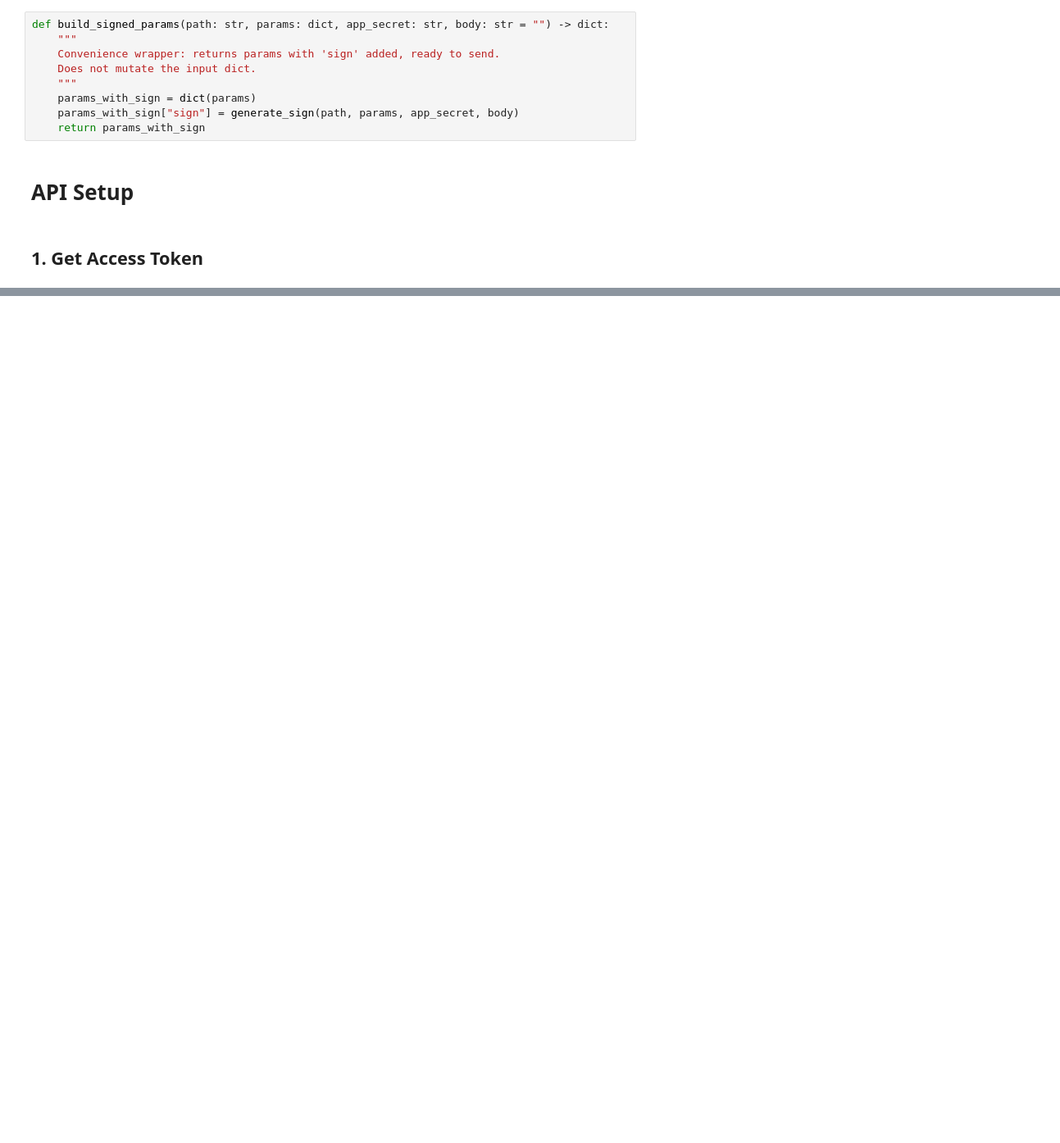
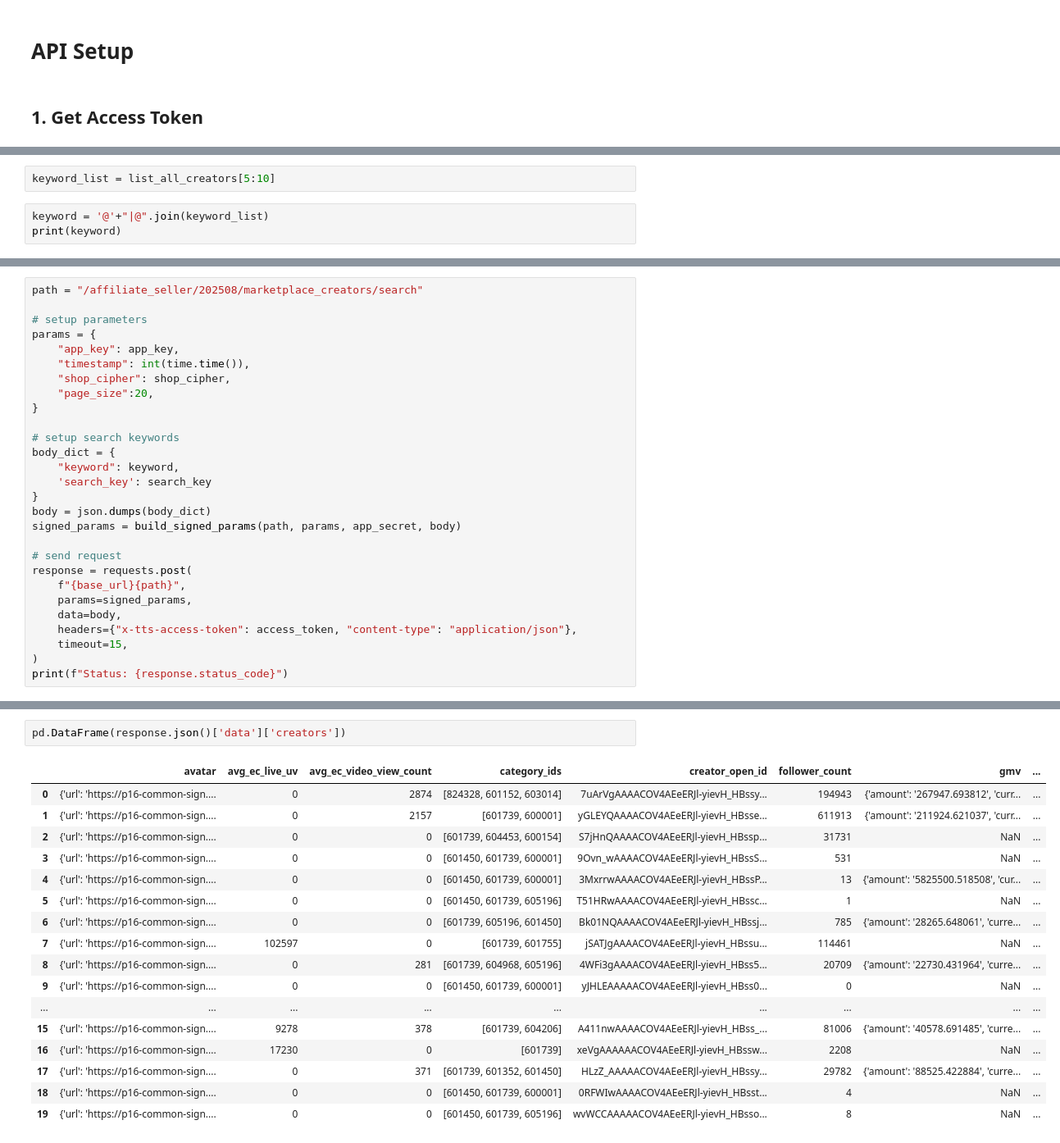
Before and after one commit to mrpsonglao/VitamiAffiliateCode, a Jupyter notebook: code/2026-07-12 Vitami Affiliate Management.ipynb, the cells around one changed output, grey strips where cells are left out. Shown at 82% size. Drawn from its saved outputs; the diff is of its cells as text; blank space fills up the shorter version.

Commit message:
Step 1: Extract Creator Open IDs

```diff
--- a/code/2026-07-12 Vitami Affiliate Management.ipynb
+++ b/code/2026-07-12 Vitami Affiliate Management.ipynb
@@ -68,12 +64,3 @@ def generate_sign(path: str, params: dict, app_secret: str, body: str = "") -> s
-# %%
-def build_signed_params(path: str, params: dict, app_secret: str, body: str = "") -> dict:
-    """
-    Convenience wrapper: returns params with 'sign' added, ready to send.
-    Does not mutate the input dict.
-    """
-    params_with_sign = dict(params)
-    params_with_sign["sign"] = generate_sign(path, params, app_secret, body)
-    return params_with_sign
 # %% [markdown]
 # API Setup
 # %% [markdown]
@@ -92,0 +140,5 @@ response.raise_for_status()
+# %%
+keyword_list = list_all_creators[5:10]
+# %%
+keyword = '@'+"|@".join(keyword_list)
+print(keyword)
@@ -92,0 +147,28 @@ response.raise_for_status()
+# %%
+path = "/affiliate_seller/202508/marketplace_creators/search"
+
+# setup parameters
+params = {
+    "app_key": app_key,
+    "timestamp": int(time.time()),
+    "shop_cipher": shop_cipher,
+    "page_size":20,
+}
+
+# setup search keywords
+body_dict = {
+    "keyword": keyword,
+    'search_key': search_key
+}
+body = json.dumps(body_dict)
+signed_params = build_signed_params(path, params, app_secret, body)
+
+# send request
+response = requests.post(
+    f"{base_url}{path}",
+    params=signed_params,
+    data=body,
+    headers={"x-tts-access-token": access_token, "content-type": "application/json"},
+    timeout=15,
+)
+print(f"Status: {response.status_code}")
@@ -92,0 +181,20 @@ response.raise_for_status()
+# %%
+pd.DataFrame(response.json()['data']['creators'])
+# %% [output]
+|  | avatar | avg_ec_live_uv | avg_ec_video_view_count | category_ids | creator_open_id | follower_count | gmv | ... |
+| 0 | {'url': 'https://p16-common-sign.... | 0 | 2874 | [824328, 601152, 603014] | 7uArVgAAAACOV4AEeERJl-yievH_HBssy... | 194943 | {'amount': '267947.693812', 'curr... | ... |
+| 1 | {'url': 'https://p16-common-sign.... | 0 | 2157 | [601739, 600001] | yGLEYQAAAACOV4AEeERJl-yievH_HBsse... | 611913 | {'amount': '211924.621037', 'curr... | ... |
+| 2 | {'url': 'https://p16-common-sign.... | 0 | 0 | [601739, 604453, 600154] | S7jHnQAAAACOV4AEeERJl-yievH_HBssp... | 31731 | NaN | ... |
+| 3 | {'url': 'https://p16-common-sign.... | 0 | 0 | [601450, 601739, 600001] | 9Ovn_wAAAACOV4AEeERJl-yievH_HBssS... | 531 | NaN | ... |
+| 4 | {'url': 'https://p16-common-sign.... | 0 | 0 | [601450, 601739, 600001] | 3MxrrwAAAACOV4AEeERJl-yievH_HBssP... | 13 | {'amount': '5825500.518508', 'cur... | ... |
+| 5 | {'url': 'https://p16-common-sign.... | 0 | 0 | [601450, 601739, 605196] | T51HRwAAAACOV4AEeERJl-yievH_HBssc... | 1 | NaN | ... |
+| 6 | {'url': 'https://p16-common-sign.... | 0 | 0 | [601739, 605196, 601450] | Bk01NQAAAACOV4AEeERJl-yievH_HBssj... | 785 | {'amount': '28265.648061', 'curre... | ... |
+| 7 | {'url': 'https://p16-common-sign.... | 102597 | 0 | [601739, 601755] | jSATJgAAAACOV4AEeERJl-yievH_HBssu... | 114461 | NaN | ... |
+| 8 | {'url': 'https://p16-common-sign.... | 0 | 281 | [601739, 604968, 605196] | 4WFi3gAAAACOV4AEeERJl-yievH_HBss5... | 20709 | {'amount': '22730.431964', 'curre... | ... |
+| 9 | {'url': 'https://p16-common-sign.... | 0 | 0 | [601450, 601739, 600001] | yJHLEAAAAACOV4AEeERJl-yievH_HBss0... | 0 | NaN | ... |
+| ... | ... | ... | ... | ... | ... | ... | ... | ... |
+| 15 | {'url': 'https://p16-common-sign.... | 9278 | 378 | [601739, 604206] | A411nwAAAACOV4AEeERJl-yievH_HBss_... | 81006 | {'amount': '40578.691485', 'curre... | ... |
+| 16 | {'url': 'https://p16-common-sign.... | 17230 | 0 | [601739] | xeVgAAAAAACOV4AEeERJl-yievH_HBssw... | 2208 | NaN | ... |
+| 17 | {'url': 'https://p16-common-sign.... | 0 | 371 | [601739, 601352, 601450] | HLzZ_AAAAACOV4AEeERJl-yievH_HBssy... | 29782 | {'amount': '88525.422884', 'curre... | ... |
+| 18 | {'url': 'https://p16-common-sign.... | 0 | 0 | [601450, 601739, 600001] | 0RFWIwAAAACOV4AEeERJl-yievH_HBsst... | 4 | NaN | ... |
+| 19 | {'url': 'https://p16-common-sign.... | 0 | 0 | [601450, 601739, 605196] | wvWCCAAAAACOV4AEeERJl-yievH_HBsso... | 8 | NaN | ... |
```
Also changed, not shown: parts of 36 cells of this notebook.
